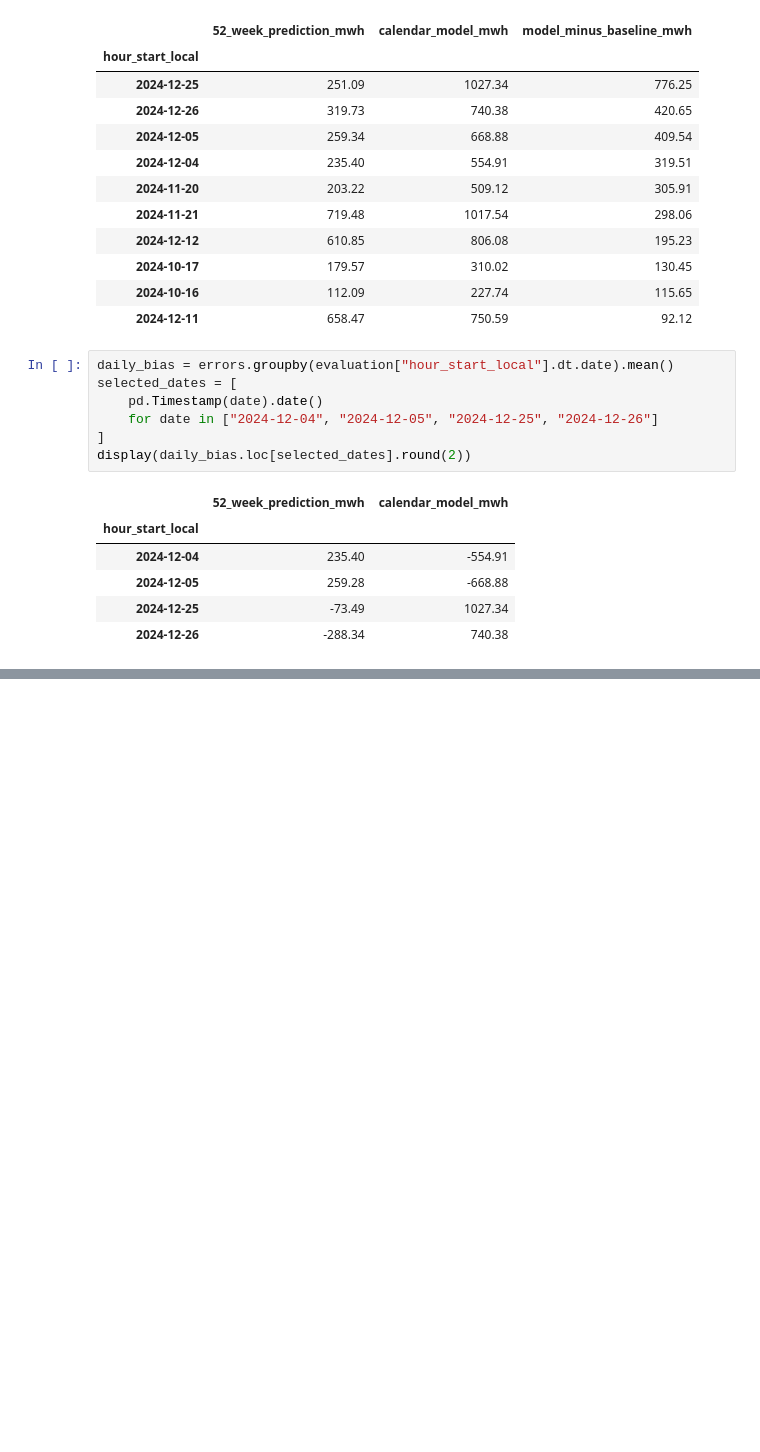
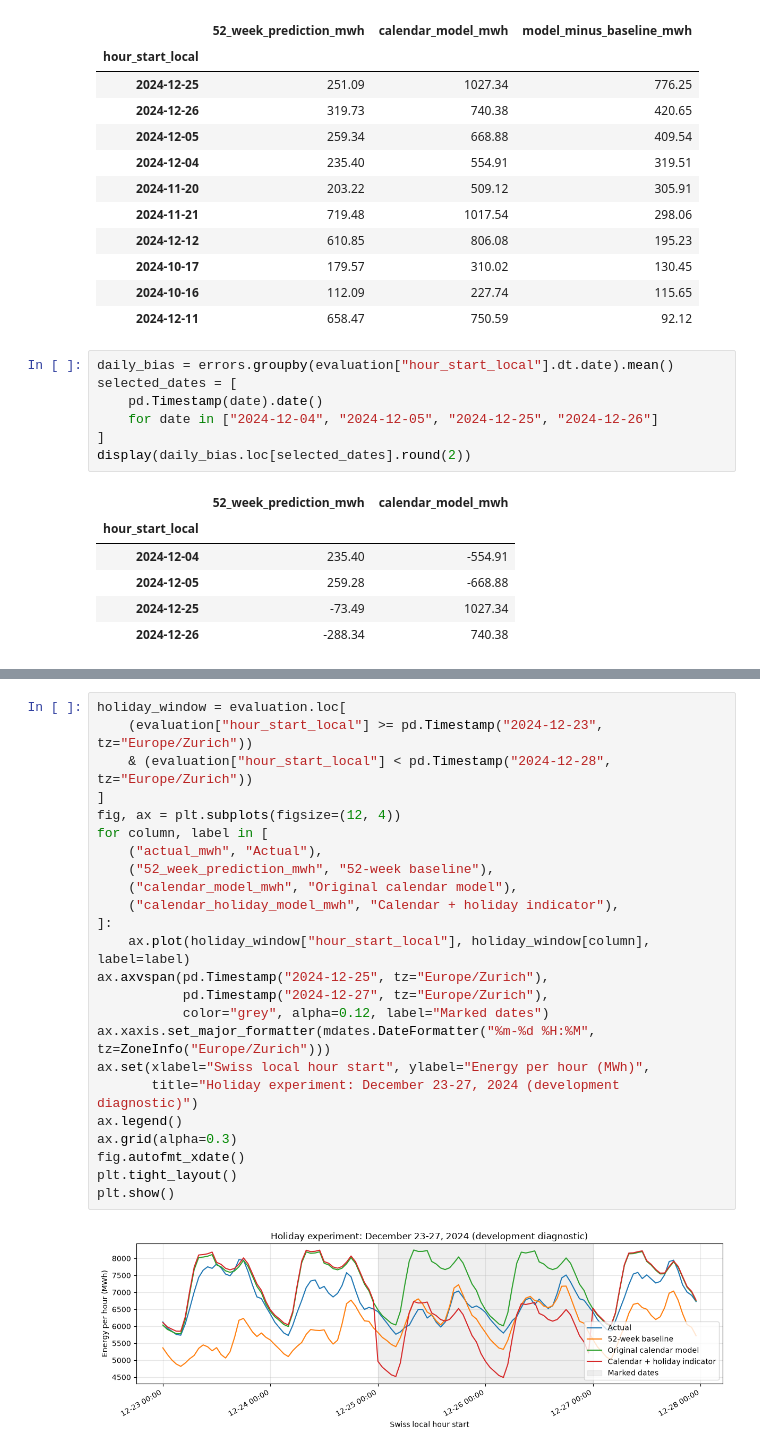
Before and after one commit to mihail500/swiss-energy-forecast, a Jupyter notebook: notebooks/03_calendar_model.ipynb, the cells around one changed output, grey strips where cells are left out. Saved outputs shown, nothing was run; the diff lists cells and outputs as text; blank space fills up the shorter version.

Commit message:
Save session 7 holiday experiments and verified 2025 evaluation

```diff
--- a/notebooks/03_calendar_model.ipynb
+++ b/notebooks/03_calendar_model.ipynb
@@ -293,0 +428,26 @@ Whole-project summary: [README](../README.md). Latest session: [session 6](../do
+# %%
+holiday_window = evaluation.loc[
+    (evaluation["hour_start_local"] >= pd.Timestamp("2024-12-23", tz="Europe/Zurich"))
+    & (evaluation["hour_start_local"] < pd.Timestamp("2024-12-28", tz="Europe/Zurich"))
+]
+fig, ax = plt.subplots(figsize=(12, 4))
+for column, label in [
+    ("actual_mwh", "Actual"),
+    ("52_week_prediction_mwh", "52-week baseline"),
+    ("calendar_model_mwh", "Original calendar model"),
+    ("calendar_holiday_model_mwh", "Calendar + holiday indicator"),
+]:
+    ax.plot(holiday_window["hour_start_local"], holiday_window[column], label=label)
+ax.axvspan(pd.Timestamp("2024-12-25", tz="Europe/Zurich"),
+           pd.Timestamp("2024-12-27", tz="Europe/Zurich"),
+           color="grey", alpha=0.12, label="Marked dates")
+ax.xaxis.set_major_formatter(mdates.DateFormatter("%m-%d %H:%M", tz=ZoneInfo("Europe/Zurich")))
+ax.set(xlabel="Swiss local hour start", ylabel="Energy per hour (MWh)",
+       title="Holiday experiment: December 23-27, 2024 (development diagnostic)")
+ax.legend()
+ax.grid(alpha=0.3)
+fig.autofmt_xdate()
+plt.tight_layout()
+plt.show()
+# %% [output]
+[figure, added]
```
Also changed, not shown: parts of 33 cells of this notebook, 7 other files.
